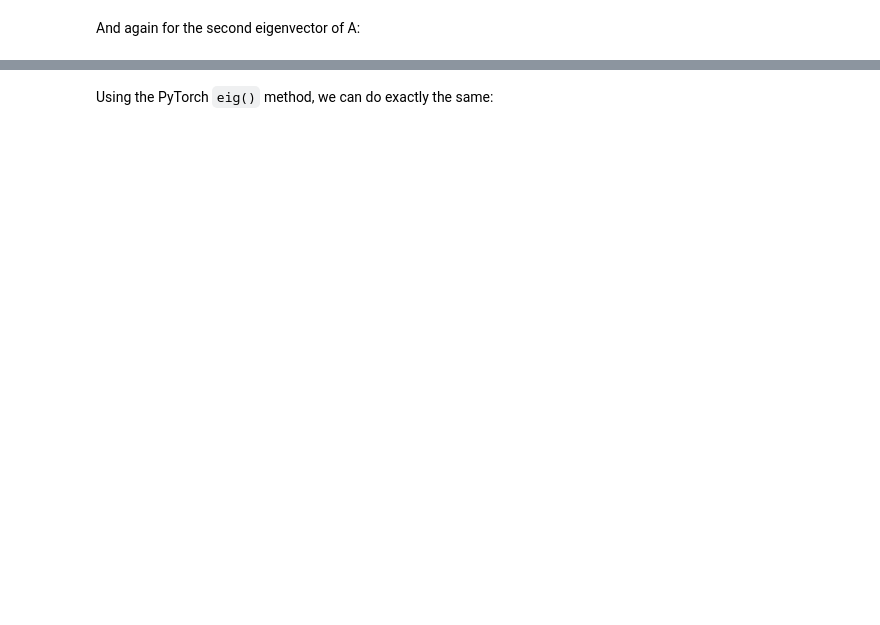
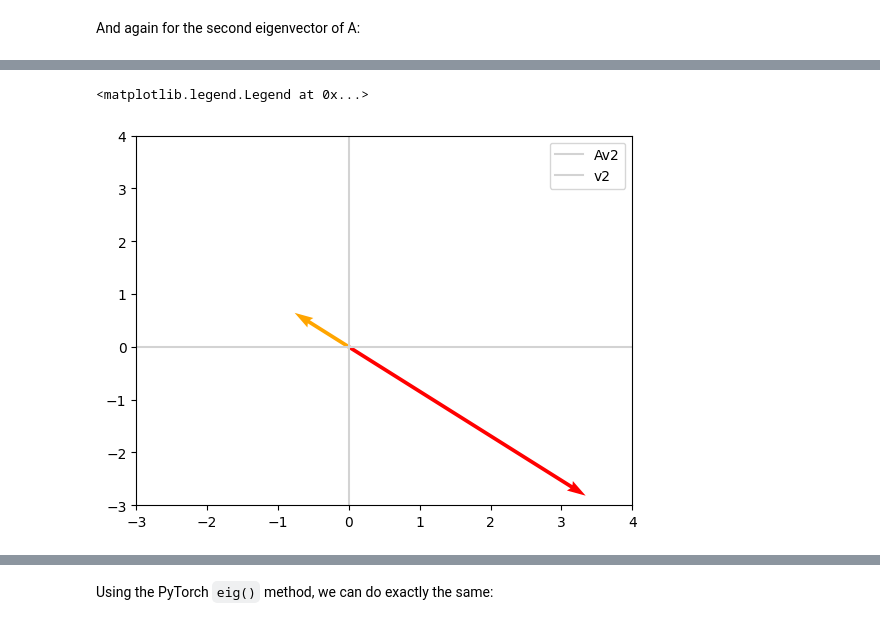
Before and after one commit to Arnellou/ML-foundations-JohnKrohn-OREILLY-course-notebooks, a Jupyter notebook: notebooks/2-linear-algebra-ii.ipynb, the cells around one changed output, grey strips where cells are left out. Saved outputs shown, nothing was run; the diff lists cells and outputs as text; code cells hidden in the pictures; blank space fills up the shorter version.

Commit message:
terminé eigenvalues and vectors in numpy and pytorch

```diff
--- a/notebooks/2-linear-algebra-ii.ipynb
+++ b/notebooks/2-linear-algebra-ii.ipynb
@@ -657,3 +691,11 @@ lambda2 * v2
+# %%
+plot_vectors([Av2, v2] , ["red" , "orange"])
+plt.xlim(-3 ,4)
+plt.ylim(-3 ,4)
+plt.legend(["Av2" , "v2"])
+# %% [output]
+<matplotlib.legend.Legend at 0x...>
+[figure, added]
 # %%
 plot_vectors([Av, v, Av2, v2],
             ['blue', 'lightblue', 'green', 'lightgreen'])
```
Also changed, not shown: parts of 24 cells of this notebook.
